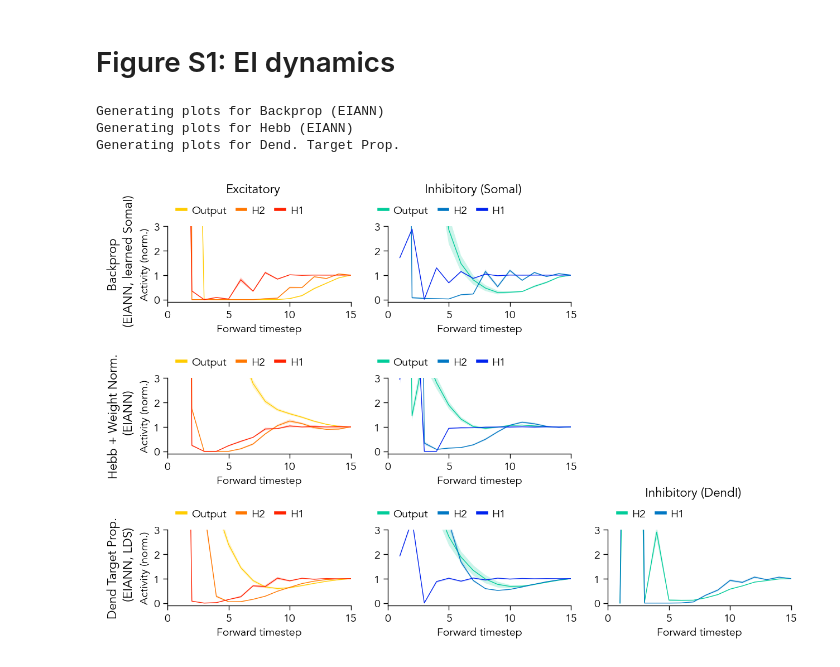
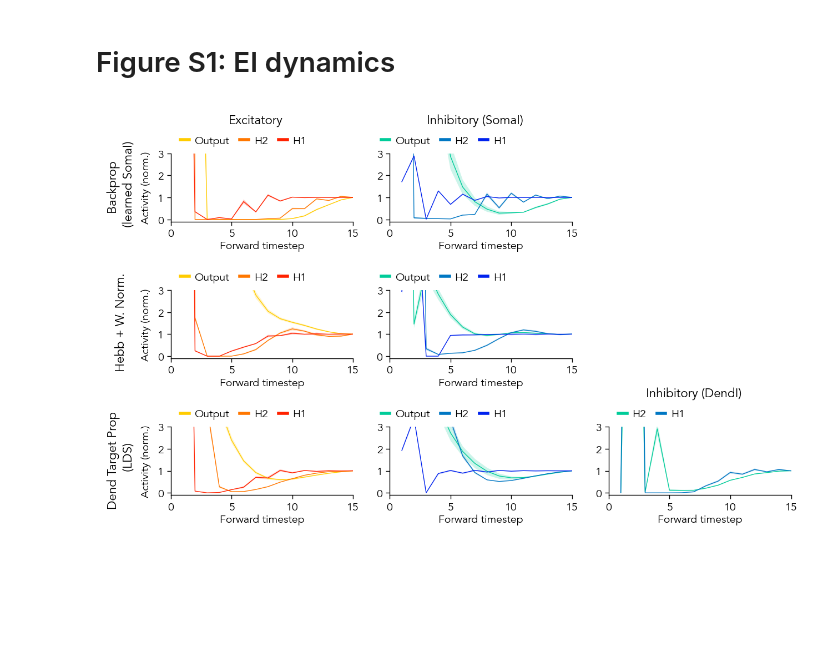
Before and after one commit to Milstein-Lab/EIANN, a Jupyter notebook: docs/Galloni_etal_2025/Figure_S1.ipynb, the cells around one changed output. Drawn from its saved outputs; the diff is of its cells as text; code cells hidden in the pictures; blank space fills up the shorter version.

```diff
--- a/docs/Galloni_etal_2025/Figure_S1.ipynb
+++ b/docs/Galloni_etal_2025/Figure_S1.ipynb
@@ -21,19 +18,19 @@ model_list = ["bpDale_learned", "HebbWN_topsup", "bpLike_WT_hebbdend"]
 model_dict_all = load_model_dict()
 generate_hdf5_all_seeds(model_list, model_dict_all, dataset='MNIST', variables_to_save = ['activity_dynamics'], recompute=None)
 # %%
-fig = plt.figure(figsize=(6.5, 4))
+fig = plt.figure(figsize=(6.5, 3.8))
 axes = gs.GridSpec(nrows=3, ncols=3, figure=fig,
                     left=0.1,right=0.96,
-                    top=0.9, bottom=0.05,
+                    top=0.89, bottom=0.08,
                     wspace=0.2, hspace=1)
 
 def get_layer_name(pop_name):
     split_strings = re.findall(r'[A-Z][a-z\d]*', pop_name)
     return split_strings[0]
 
-model_dict_all["bpDale_learned"]["display_name"] = "Backprop \n (EIANN, learned SomaI)"
-model_dict_all["HebbWN_topsup"]["display_name"] = "Hebb + Weight Norm. \n (EIANN)"
-model_dict_all["bpLike_WT_hebbdend"]["display_name"] = "Dend Target Prop. \n (EIANN, LDS)"
+model_dict_all["bpDale_learned"]["display_name"] = "Backprop \n (learned SomaI)"
+model_dict_all["HebbWN_topsup"]["display_name"] = "Hebb + W. Norm."
+model_dict_all["bpLike_WT_hebbdend"]["display_name"] = "Dend Target Prop \n (LDS)"
 
 for row, model_key in enumerate(model_list):
     model_dict = model_dict_all[model_key]
@@ -41,7 +38,7 @@ for row, model_key in enumerate(model_list):
     hdf5_path = root_dir + f"/EIANN/data/model_hdf5_plot_data/plot_data_{network_name}.h5"
     with h5py.File(hdf5_path, 'r') as f:
         data_dict = f[network_name]
-        print(f"Generating plots for {model_dict['label']}")
+        # print(f"Generating plots for {model_dict['label']}")
 
         dynamics_all_seeds = {}
         for seed in model_dict['seeds']:
@@ -90,36 +87,33 @@ for row, model_key in enumerate(model_list):
                     for i, (pop_name, pop_dynamics) in enumerate(DendI_populations.items()):
                         avg_dynamics = np.mean(pop_dynamics, axis=(0))
                         error = np.std(pop_dynamics, axis=0)
                         color = cmap(0.2 + i/3)
                         ax.plot(np.arange(1,16), avg_dynamics, label=get_layer_name(pop_name), color=color)
                         ax.fill_between(np.arange(1,16), avg_dynamics-error, avg_dynamics+error, alpha=0.2, linewidth=0,  color=color)
                     legend = ax.legend(ncol=3, loc='upper left', bbox_to_anchor=(-0., 1.4), frameon=False, handlelength=0.8, handletextpad=0.5, columnspacing=1)
                     for line in legend.get_lines():
                         line.set_linewidth(2)
                 else:
                     ax.set_axis_off()
 
             ax.set_xticks(np.arange(0, 16, 5))
             ax.set_yticks(np.arange(0, 3.1, 1))
             ax.set_ylim([-0.1, 3])
             ax.set_xlim([1, 15])
             ax.set_xticks([0, 5, 10, 15])
-            ax.set_xlabel('Forward timestep')
+            ax.set_xlabel('Forward timestep', labelpad=1)
             if col == 0:
                 ax.set_ylabel('Activity (norm.)', fontsize=7)
-                ax.set_title(model_dict['display_name'], rotation=90, x=-0.25, y=0.4, va='center', fontsize=8)
+                ax.set_title(model_dict['display_name'], rotation=90, x=-0.27, y=0.4, va='center', fontsize=8)
 
             if row==0 and col==0:
                 ax.text(7, 4.5, 'Excitatory', ha='center', va='center', fontsize=8)
             elif row==0 and col==1:
                 ax.text(7, 4.5, 'Inhibitory (SomaI)', ha='center', va='center', fontsize=8)
             elif row==2 and col==2:
                 ax.text(7, 4.5, 'Inhibitory (DendI)', ha='center', va='center', fontsize=8)
 
 fig.savefig(f"{root_dir}/EIANN/figures/{figure_name}.svg", dpi=300)
 fig.savefig(f"{root_dir}/EIANN/figures/{figure_name}.png", dpi=300)
 # %% [output]
-Generating plots for Backprop (EIANN)
-Generating plots for Hebb (EIANN)
-Generating plots for Dend. Target Prop.
-[figure, old version]
+[figure, new version]
```
Also changed, not shown: parts of 1 cell of this notebook, 8 other files.
